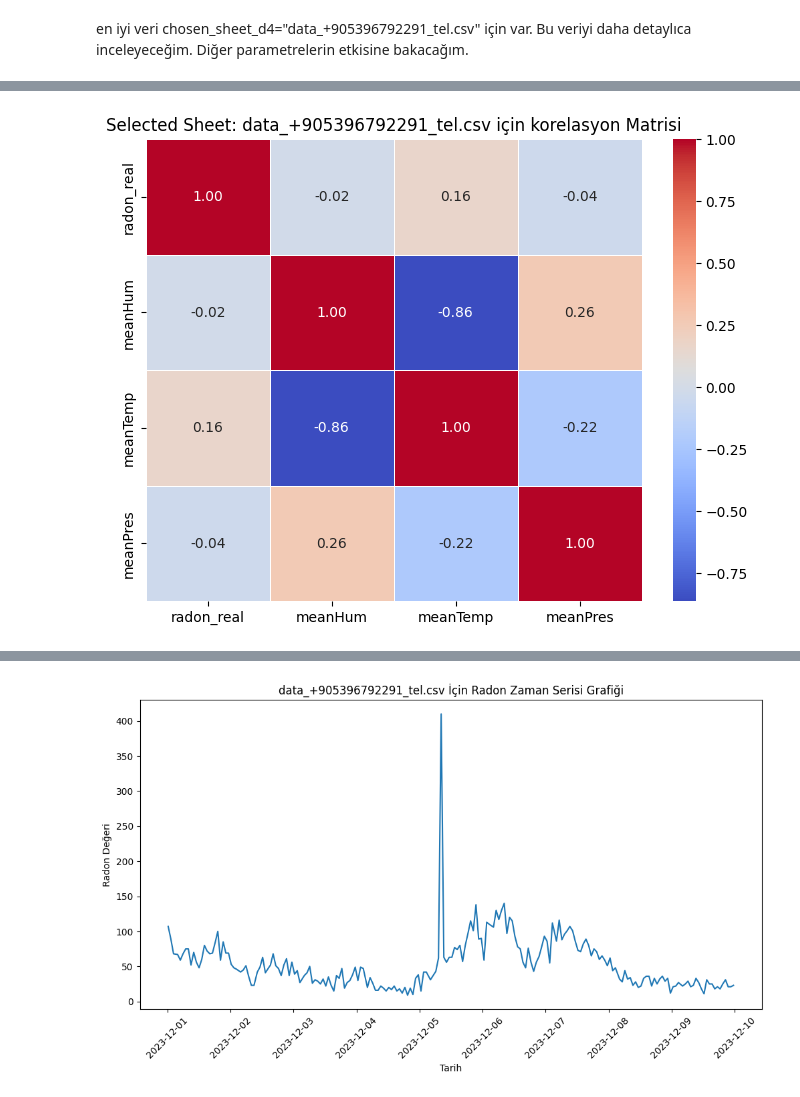
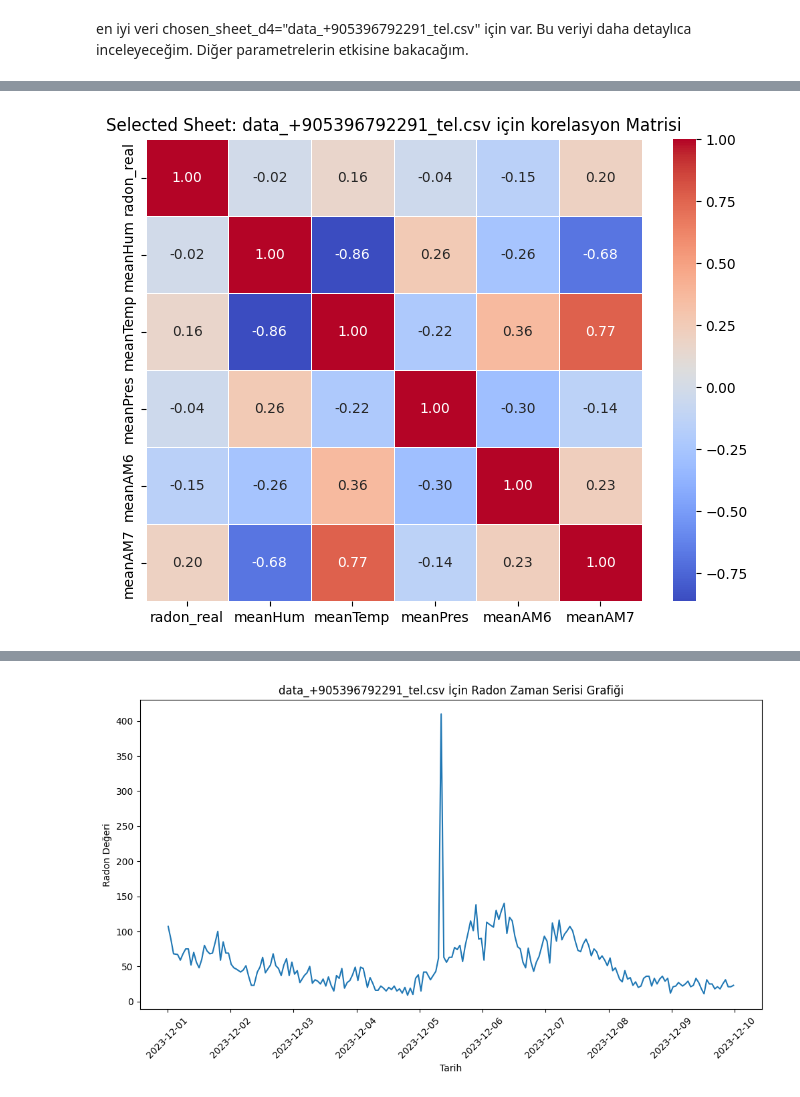
Before and after one commit to beriaacan/Radon-Analysis-with-Deep-Learning-Algorithms, a Jupyter notebook: 2_Data_Analysis.ipynb, the cells around one changed output, grey strips where cells are left out. Saved outputs shown, nothing was run; the diff lists cells and outputs as text; code cells hidden in the pictures.

```diff
--- a/2_Data_Analysis.ipynb
+++ b/2_Data_Analysis.ipynb
@@ -276,16 +276,16 @@ Selected sheet: data_+905396792291_tel.csv
 | 4 | 24.8.23-22:11:57 | 5.001 | 269.001 | 1.001 | 126.001 | 0.941 | 512.001 | 0.431 | 220.001 | 10.071 | 22.001 | ... |
 # %%
 # İlgili sütunları seç
-selected_columns = ['radon_real', 'meanHum', 'meanTemp', 'meanPres']
+selected_columns = ['radon_real', 'meanHum', 'meanTemp', 'meanPres','meanAM6','meanAM7']
 selected_df = df[selected_columns]
 
 # Korelasyon matrisini oluştur
 correlation_matrix = selected_df.corr()
 
 # Korelasyon matrisini görselleştir
 plt.figure(figsize=(8, 6))
 sns.heatmap(correlation_matrix, annot=True, cmap='coolwarm', fmt='.2f', linewidths=.5)
 plt.title(f"Selected Sheet: {chosen_sheet_d4} için korelasyon Matrisi")
 plt.show()
 # %% [output]
-[figure, old version]
+[figure, new version]
```
Also changed, not shown: parts of 6 cells of this notebook.
